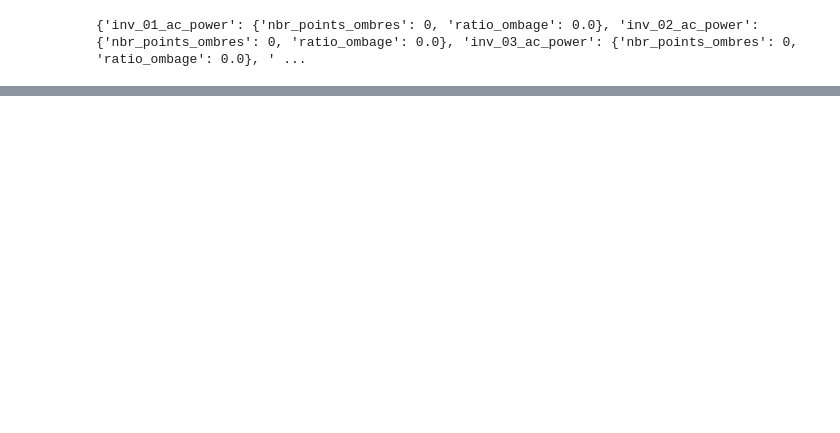
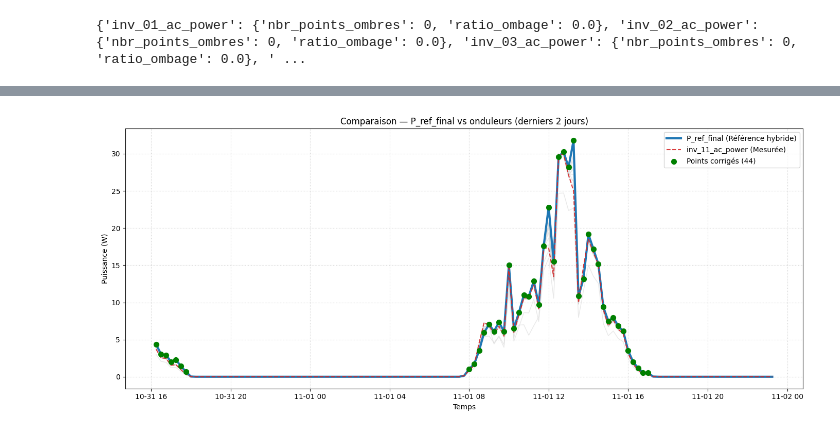
Before and after one commit to Noemiemz/PI2_A5_Shading_Anomaly_Detection, a Jupyter notebook: tests_data_exact_copy.ipynb, the cells around one changed output, grey strips where cells are left out. Drawn from its saved outputs; the diff is of its cells as text; code cells hidden in the pictures; blank space fills up the shorter version.

```diff
--- a/tests_data_exact_copy.ipynb
+++ b/tests_data_exact_copy.ipynb
@@ -1141,0 +1131,80 @@ plt.show()
+# %%
+# Plot similaire mais en utilisant `df['P_ref_final']` comme panneau de référence
+import matplotlib.pyplot as plt
+import numpy as np
+
+# S'assurer que la colonne 'P_ref_final' existe ; sinon tenter de la créer ou poser un fallback
+if 'P_ref_final' not in df.columns:
+    try:
+        # Si les fonctions/colonnes nécessaires existent, créer la référence hybride
+        if 'P_ref_theo' in df.columns and 'reference_inv' in globals() and reference_inv in df.columns:
+            df['P_ref_final'], _ = create_hybrid_reference(df, reference_inv, 'P_ref_theo', correction_pr_threshold=0.85)
+        elif 'reference_inv' in df.columns:
+            # fallback : utiliser la mesure brute du panneau de référence
+            df['P_ref_final'] = df[reference_inv].copy()
+        else:
+            # dernier recours : utiliser la somme des onduleurs comme proxy (évite KeyError)
+            if 'total_power_cols' in globals():
+                df['P_ref_final'] = df[total_power_cols].sum(axis=1)
+            else:
+                df['P_ref_final'] = 0.0
+    except Exception as e:
+        # En cas d'erreur, créer une colonne neutre pour éviter KeyError lors du plotting
+        print(f"⚠️ Impossible de créer 'P_ref_final' automatiquement : {e}")
+        if 'reference_inv' in df.columns:
+            df['P_ref_final'] = df[reference_inv].copy()
+        else:
+            df['P_ref_final'] = 0.0
+
+# On prend un échantillon (derniers 2 jours — ajuster si besoin)
+sample_data = df.tail(48 * 2).copy()
+
+# Si l'échantillon n'a pas de colonne 'measured_on' sous forme datetime, tenter la conversion
+if 'measured_on' in sample_data.columns:
+    x = pd.to_datetime(sample_data['measured_on'])
+else:
+    try:
+        x = pd.to_datetime(sample_data.index)
+    except Exception:
+        x = range(len(sample_data))
+
+plt.figure(figsize=(14, 6))
+
+# Tracer quelques onduleurs en arrière-plan (vérifier existence)
+bg_cols = [c for c in power_cols[:10] if c in sample_data.columns]
+for col in bg_cols:
+    plt.plot(x, sample_data[col], color='lightgray', linewidth=1, alpha=0.5)
+
+# Tracer la référence hybride finale en gras
+plt.plot(x, sample_data['P_ref_final'], label='P_ref_final (Référence hybride)',
+         color='#1f77b4', linewidth=3)
+
+# Tracer la mesure brute du panneau de référence (si disponible)
+if 'reference_inv' in globals() and reference_inv in sample_data.columns:
+    plt.plot(x, sample_data[reference_inv], label=f'{reference_inv} (Mesurée)',
+             color='#d62728', linewidth=1.5, linestyle='--', alpha=0.9)
+
+# Marquer les points corrigés (où la référence finale diffère de la mesure)
+tolerance = 1e-6
+measured_ref = sample_data.get(reference_inv, sample_data['P_ref_final'])
+mask_corr = np.abs(sample_data['P_ref_final'] - measured_ref) > tolerance
+if mask_corr.any():
+    # x may be a Series or Range; align using sample_data.index
+    if isinstance(x, (pd.Series, pd.Index)):
+        plt.scatter(x[mask_corr], sample_data['P_ref_final'][mask_corr],
+                    color='green', s=50, zorder=5, label=f'Points corrigés ({mask_corr.sum()})')
+    else:
+        # x is a range
+        idx_positions = np.where(mask_corr)[0]
+        plt.scatter([x[i] for i in idx_positions], sample_data['P_ref_final'].iloc[idx_positions],
+                    color='green', s=50, zorder=5, label=f'Points corrigés ({mask_corr.sum()})')
+
+plt.title('Comparaison — P_ref_final vs onduleurs (derniers 2 jours)')
+plt.xlabel('Temps')
+plt.ylabel('Puissance (W)')
+plt.legend()
+plt.grid(True, linestyle=':', alpha=0.6)
+plt.tight_layout()
+plt.show()
+# %% [output]
+[figure, added]
```
Also changed, not shown: parts of 10 cells of this notebook, 1 other file.
